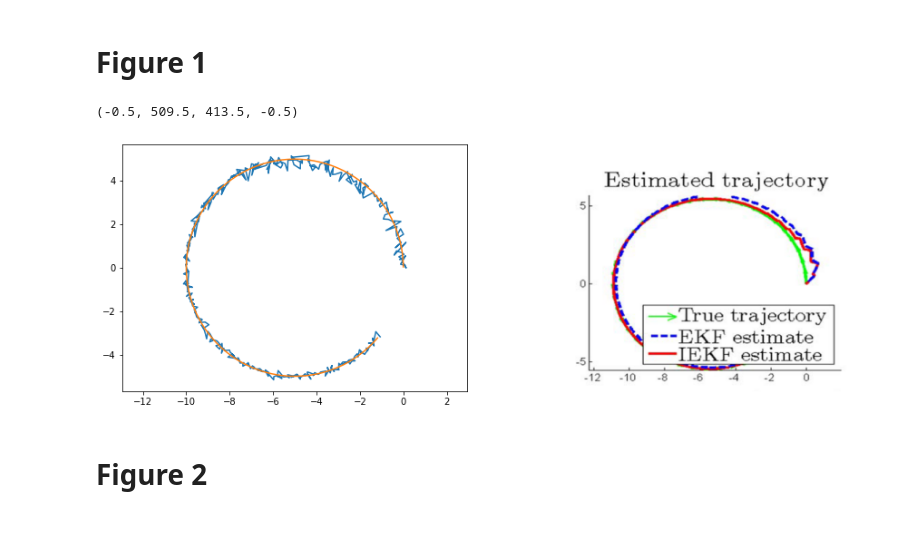
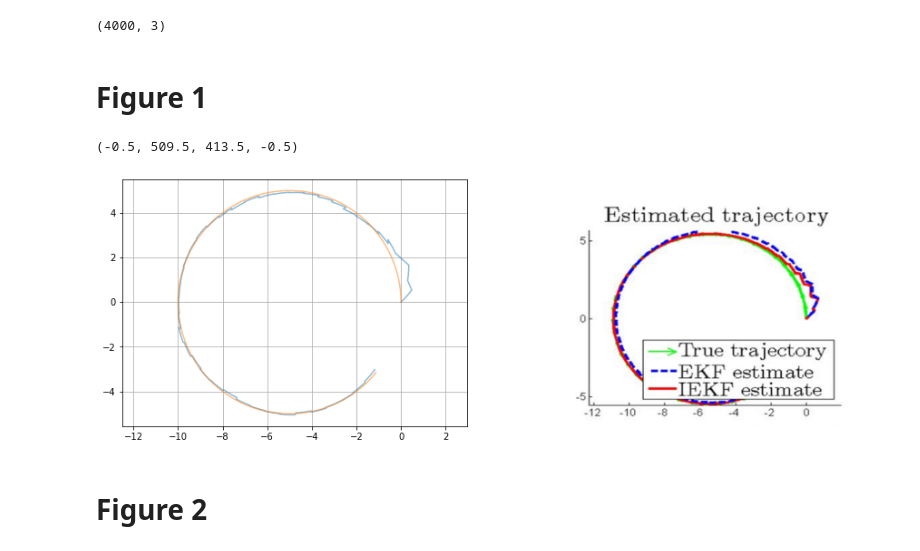
Before and after one commit to wsribunma/SE2_FlowPipes, a Jupyter notebook: IEKF.ipynb, the cells around one changed output. Saved outputs shown, nothing was run; the diff lists cells and outputs as text; code cells hidden in the pictures.

Commit message:
Work on IEKF.

```diff
--- a/IEKF.ipynb
+++ b/IEKF.ipynb
@@ -141,10 +137,18 @@ def iekf(t, vt, x0, P0, dt, Xi0):
 # %%
-t = 40
-vt = [.7, .14]
-x0 = [pi/2,0,0]
-Xi0 = array([pi/4,0,0]).T # initial error
-P0 = array([[1, 0, 0],[0, 1, 0],[0, 0, 1]]) # initial covariance?
+tf = 40
+v = 0.7
+r = 5
+omega = v /r
+
+vt = array([omega, v, 0])  # velocity, omega
+x0 = array([pi/2, 0, 0])
+xh0 = array([pi/4, 0, 0]) # initial error
+P0 = diag([(45*pi/180)**2, 0.1, 0.1])
 dt = 0.01
-Xi, Xe, X, ita = iekf(t, vt, x0, P0, dt, Xi0)
+t, xe, x = iekf(tf, vt, x0, P0, dt, xh0)
+# %%
+xe.shape
+# %% [output]
+(4000, 3)
 # %% [markdown]
 # Figure 1
@@ -177,18 +155,19 @@ for j in range(int(len(xe_x)/m)-1):
 # %%
 figure(figsize=(15,5))
 subplot(121)
-plot(e_x,e_y, label='estimated')
-plot(r_x,r_y, label = 'reference')
+plot(xe[:, 1], xe[:, 2], label='estimated', alpha=0.5)
+plot(x[:, 1], x[:, 2], label = 'reference', alpha=0.5)
+grid()
 axis('equal');
 subplot(122)
 imshow(imread('./images/fig1.png'))
 gca().get_xaxis().set_visible(False)
 gca().get_yaxis().set_visible(False)
 axis('off')
 axis('tight')
 # %% [output]
 (-0.5, 509.5, 413.5, -0.5)
-[figure, old version]
+[figure, new version]
 # %% [markdown]
 # Figure 2
 # %%
```
Also changed, not shown: parts of 11 cells of this notebook.
